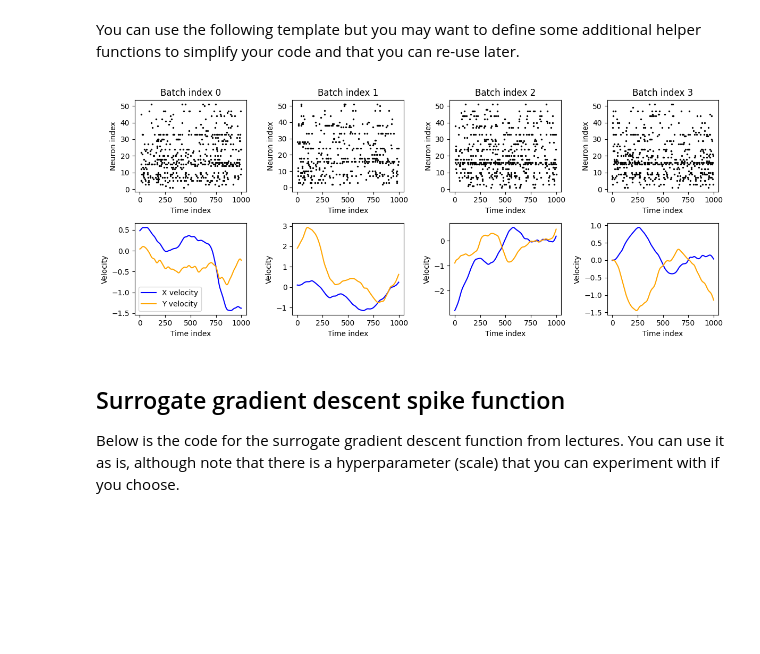
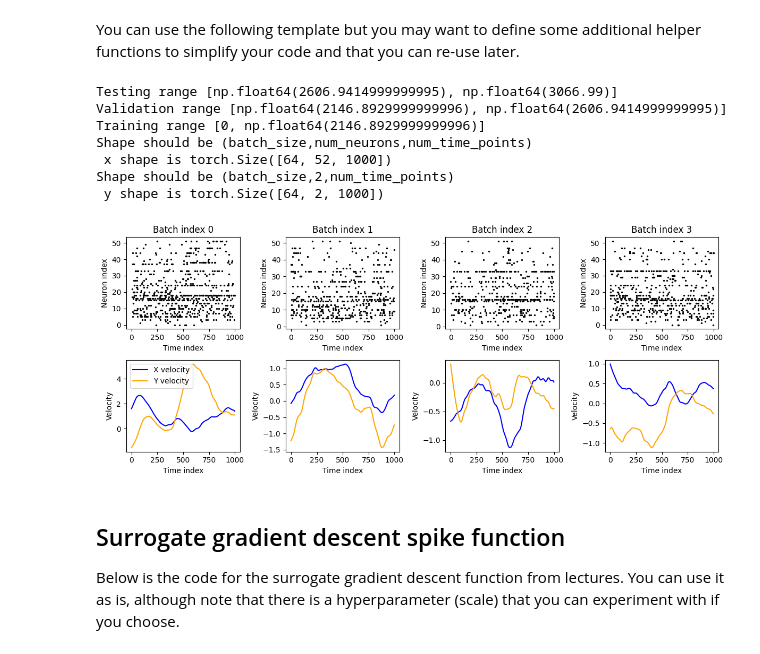
Before and after one commit to elkouny/ml_cw_2, a Jupyter notebook: cw2-decoding.ipynb, the cells around one changed output. Drawn from its saved outputs; the diff is of its cells as text; code cells hidden in the pictures; blank space fills up the shorter version.

```diff
--- a/cw2-decoding.ipynb
+++ b/cw2-decoding.ipynb
@@ -309,6 +300,20 @@ def bin_spike_times(spike_times, start_time, end_time, dt):
 
 # Set up training / validation / testing ranges
 # ...
+total_simulation_time = vel_times[-1] - vel_times[0]
+train_test_validation_ratios = 0.7
+train_time = train_test_validation_ratios*total_simulation_time
+validation_ratio = 0.15
+validation_time = validation_ratio*total_simulation_time
+testing_ratio = 0.15
+testing_time = testing_ratio*total_simulation_time
+train_range = [0 , train_time]
+validation_range = [train_time,train_time + validation_time]
+testing_range = [train_time + validation_time,total_simulation_time]
+print(f'Testing range {testing_range}')
+print(f'Validation range {validation_range}')
+print(f'Training range {train_range}')
+
 
 # Generator function that yields batches
 def batched_data(range_to_use, dt=1e-3, length=1, batch_size=64):
@@ -327,6 +332,7 @@ def batched_data(range_to_use, dt=1e-3, length=1, batch_size=64):
     """
 
     start_time, end_time = range_to_use
+    # num_time_points per segment
     num_time_points = int(length / dt)
     new_times = np.arange(start_time, end_time, dt)
 
@@ -343,56 +349,68 @@ def batched_data(range_to_use, dt=1e-3, length=1, batch_size=64):
     # Calculate the total number of batches
     total_time_points = len(new_times)
     num_segments = total_time_points // num_time_points
+    # TODO: This could be 0 so we should probably sort that out
     num_batches = num_segments // batch_size
+    segment_indexes = np.arange(num_segments)
+    np.random.shuffle(segment_indexes)
+    random_batch_indexes = segment_indexes
 
-
-    for batch_idx in range(num_batches):
-        x = torch.zeros((batch_size, num_neurons, num_time_points))
-        y = torch.zeros((batch_size, 2, num_time_points))
+    for _ in range(num_batches):
+        x = torch.zeros((batch_size, num_neurons, num_time_points),device='mps')
+        y = torch.zeros((batch_size, 2, num_time_points),device='mps')
         for b in range(batch_size):
             # Select a random segment index
-            segment_idx = np.random.randint(0, num_segments)
-
+            segment_idx = random_batch_indexes[b]
             # Calculate start and end indices for the segment
             start_idx = segment_idx * num_time_points
             end_idx = start_idx + num_time_points
-        # Fill the batch data
+            # Fill the batch data
             x[b] = torch.tensor(binned_spikes[:, start_idx:end_idx])
             y[b] = torch.tensor(interpolated_velocities[start_idx:end_idx].T)
         yield x, y
 
-# Get a sample batch of data
+# Get a sample batch of
 x, y = next(batched_data(range_to_use=(0, 100), dt=1e-3, length=1, batch_size=64))
-
+print("Shape should be (batch_size,num_neurons,num_time_points)")
+print(f' x shape is {x.size()}')
+print("Shape should be (batch_size,2,num_time_points)")
+print(f' y shape is {y.size()}')
 plt.figure(figsize=(12, 5))
 spike_times_plot =spike_times
 
 # Plot the first 4 batches
 for b in range(4):
     # Plot spikes for this batch index
     ax = plt.subplot(2, 4, b + 1)
-    spike_data = x[b].numpy()  # Convert tensor to numpy for plotting
+    spike_data = x[b].cpu().numpy()  # Convert tensor to numpy for plotting
     time_indices = np.arange(spike_data.shape[1])
     for neuron_idx in range(spike_data.shape[0]):
         spike_times_plot = time_indices[spike_data[neuron_idx] == 1]
         plt.scatter(spike_times_plot, np.full_like(spike_times_plot, neuron_idx), s=2, color='black')
     plt.ylabel('Neuron index')
     plt.title(f'Batch index {b}')
     plt.xlabel('Time index')
 
     # Plot velocities for this batch index
     plt.subplot(2, 4, b + 5, sharex=ax)
-    velocity_data = y[b].numpy()  # Convert tensor to numpy for plotting
+    velocity_data = y[b].cpu().numpy()  # Convert tensor to numpy for plotting
     plt.plot(time_indices, velocity_data[0], label='X velocity', color='blue')
     plt.plot(time_indices, velocity_data[1], label='Y velocity', color='orange')
     plt.xlabel('Time index')
     plt.ylabel('Velocity')
     if b == 0:
         plt.legend(loc='best')
 
 plt.tight_layout()
 # %% [output]
+Testing range [np.float64(2606.9414999999995), np.float64(3066.99)]
+Validation range [np.float64(2146.8929999999996), np.float64(2606.9414999999995)]
+Training range [0, np.float64(2146.8929999999996)]
+Shape should be (batch_size,num_neurons,num_time_points)
+ x shape is torch.Size([64, 52, 1000])
+Shape should be (batch_size,2,num_time_points)
+ y shape is torch.Size([64, 2, 1000])
-[figure, old version]
+[figure, new version]
 # %% [markdown]
 ## Surrogate gradient descent spike function
 
```
Also changed, not shown: parts of 4 cells of this notebook.
